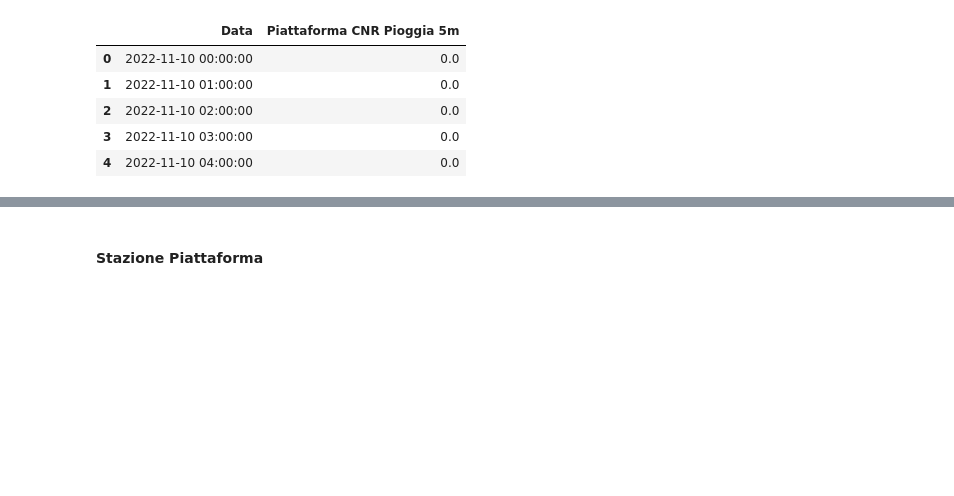
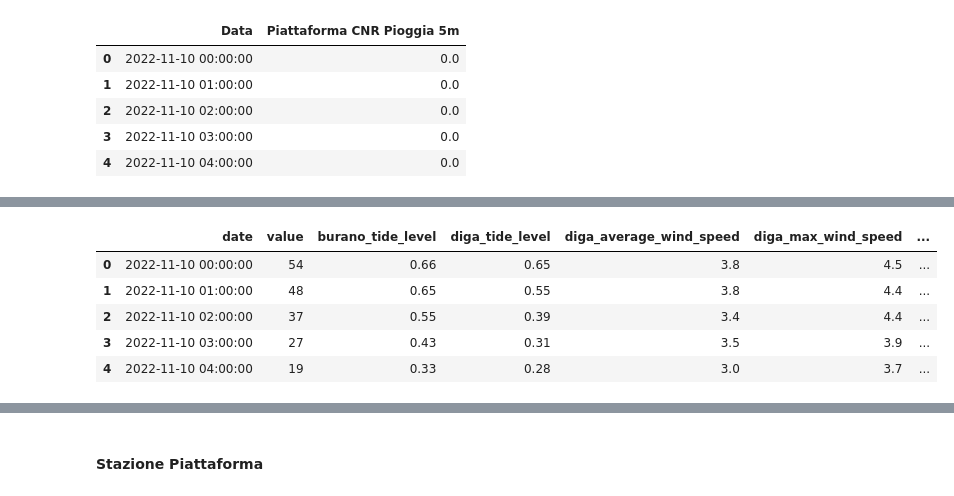
Before and after one commit to cyrilmichino/venice-meteo-analysis, a Jupyter notebook: notebook.ipynb, the cells around one changed output, grey strips where cells are left out. Saved outputs shown, nothing was run; the diff lists cells and outputs as text; code cells hidden in the pictures; blank space fills up the shorter version.

Commit message:
Piattaforma PG Data Conslidation

```diff
--- a/notebook.ipynb
+++ b/notebook.ipynb
@@ -448,3 +448,8 @@ pg_piattaforma_station.head()
 | 2 | 2022-11-10 02:00:00 | 0.0 |
 | 3 | 2022-11-10 03:00:00 | 0.0 |
 | 4 | 2022-11-10 04:00:00 | 0.0 |
+# %%
+pg_piattaforma_station.rename(columns={'Data':'date','Piattaforma CNR Pioggia 5m':'pg_piatta_precipitation'}, inplace=True) #Transalte column names to English
+pg_piattaforma_station['date'] = pd.to_datetime(pg_piattaforma_station.date) #Convert the date column into a datetime object
+
+pg_piattaforma_station.tail()
@@ -450,0 +475,11 @@ pg_piattaforma_station.head()
+# %%
+#Conslidate data to the main dataframe
+astro_tide = astro_tide.merge(pg_piattaforma_station, how='inner', on='date')
+astro_tide.head()
+# %% [output]
+|  | date | value | burano_tide_level | diga_tide_level | diga_average_wind_speed | diga_max_wind_speed | ... |
+| 0 | 2022-11-10 00:00:00 | 54 | 0.66 | 0.65 | 3.8 | 4.5 | ... |
+| 1 | 2022-11-10 01:00:00 | 48 | 0.65 | 0.55 | 3.8 | 4.4 | ... |
+| 2 | 2022-11-10 02:00:00 | 37 | 0.55 | 0.39 | 3.4 | 4.4 | ... |
+| 3 | 2022-11-10 03:00:00 | 27 | 0.43 | 0.31 | 3.5 | 3.9 | ... |
+| 4 | 2022-11-10 04:00:00 | 19 | 0.33 | 0.28 | 3.0 | 3.7 | ... |
```
Also changed, not shown: parts of 3 cells of this notebook.
